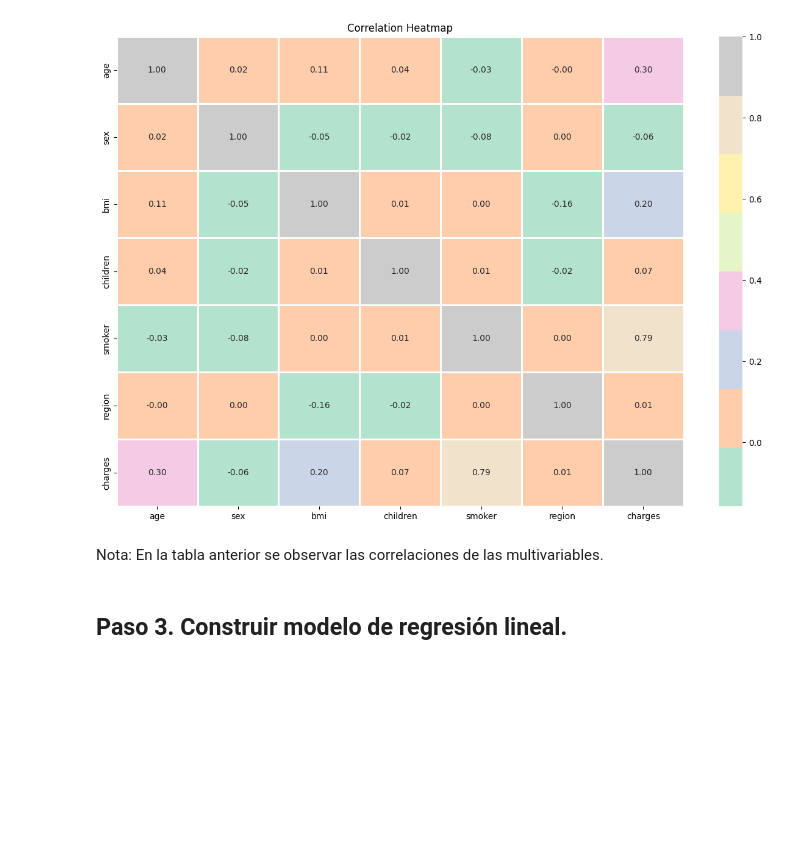
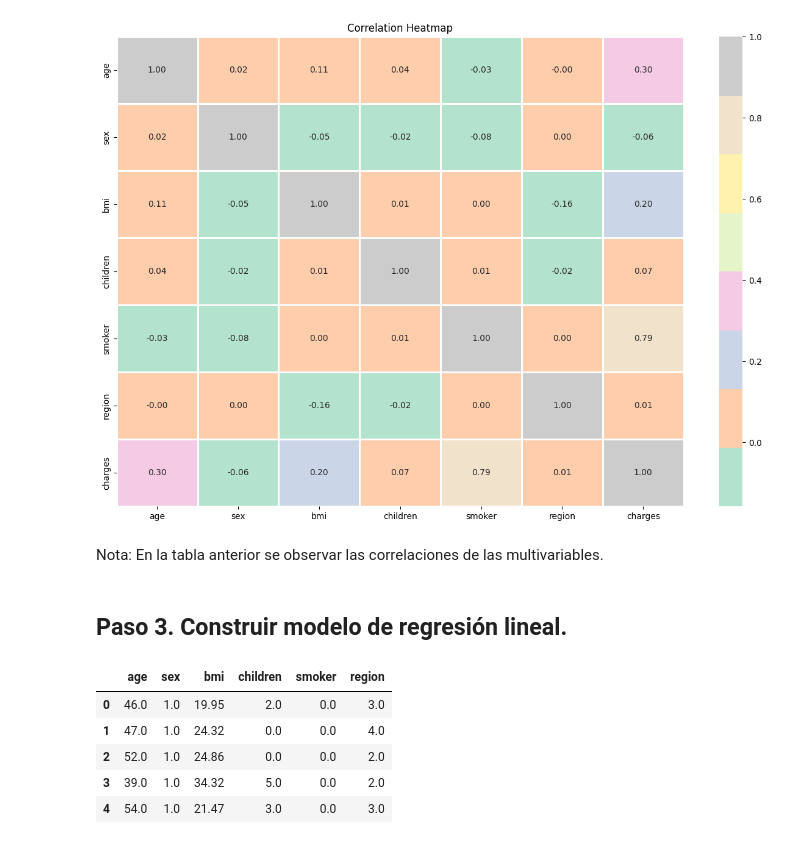
Before and after one commit to Bere333/linear_regression, a Jupyter notebook: src/linear_regresion_explore.ipynb, the cells around one changed output. Saved outputs shown, nothing was run; the diff lists cells and outputs as text; code cells hidden in the pictures; blank space fills up the shorter version.

```diff
--- a/src/linear_regresion_explore.ipynb
+++ b/src/linear_regresion_explore.ipynb
@@ -203,3 +203,27 @@ plt.show()
 Nota: En la tabla anterior se observar las correlaciones de las multivariables.
 # %% [markdown]
 ## Paso 3. Construir modelo de regresión lineal.
+# %%
+from sklearn.feature_selection import SelectKBest
+from sklearn.model_selection import train_test_split
+
+X = train_data.drop("charges", axis = 1)
+y = train_data["charges"]
+
+X_train, X_test, y_train, y_test = train_test_split(X, y, test_size = 0.2, random_state = 42)
+
+selection_model = SelectKBest(k = 7)
+selection_model.fit(X_train, y_train)
+
+selected_columns = X_train.columns[selection_model.get_support()]
+X_train_sel = pd.DataFrame(selection_model.transform(X_train), columns = selected_columns)
+X_test_sel = pd.DataFrame(selection_model.transform(X_test), columns = selected_columns)
+
+X_train_sel.head()
+# %% [output]
+|  | age | sex | bmi | children | smoker | region |
+| 0 | 46.0 | 1.0 | 19.95 | 2.0 | 0.0 | 3.0 |
+| 1 | 47.0 | 1.0 | 24.32 | 0.0 | 0.0 | 4.0 |
+| 2 | 52.0 | 1.0 | 24.86 | 0.0 | 0.0 | 2.0 |
+| 3 | 39.0 | 1.0 | 34.32 | 5.0 | 0.0 | 2.0 |
+| 4 | 54.0 | 1.0 | 21.47 | 3.0 | 0.0 | 3.0 |
```
Also changed, not shown: parts of 7 cells of this notebook, 2 other files.
